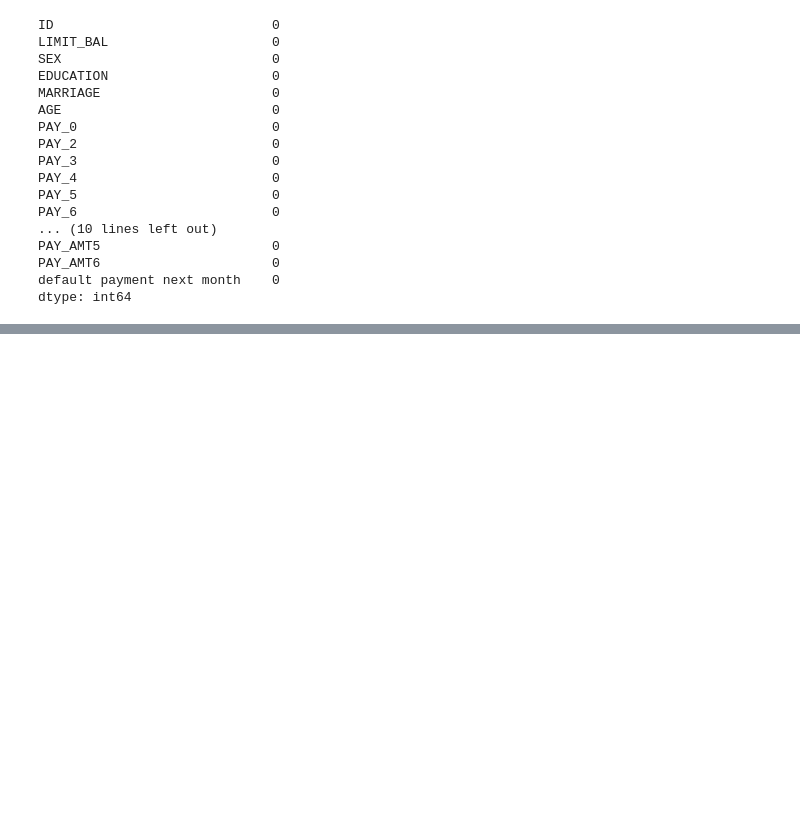
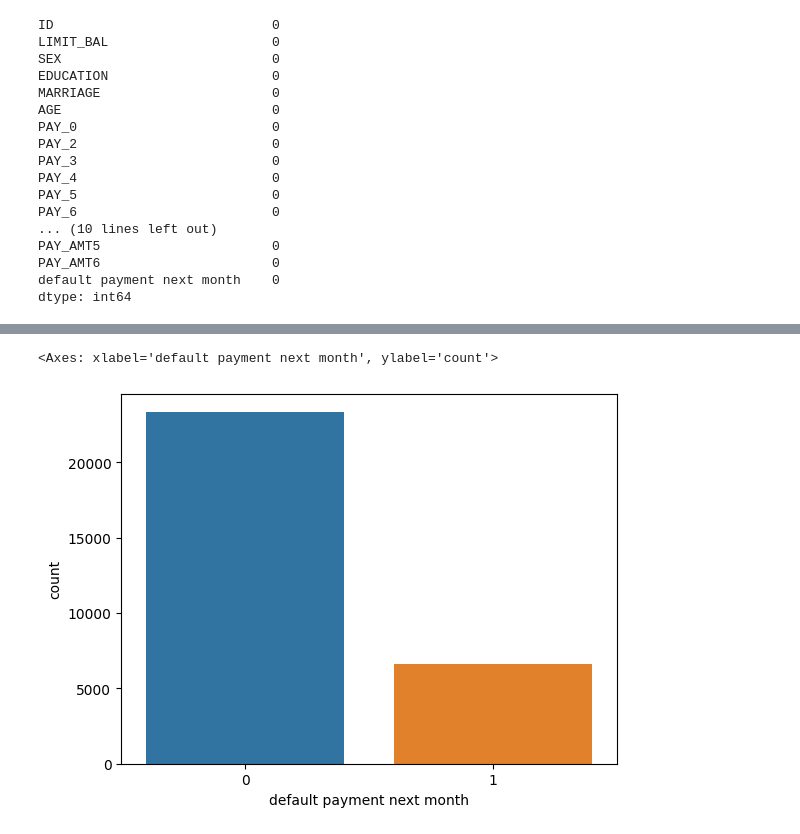
Before and after one commit to SaamarthMeston/Capstone-Project-3---Credit-card-default, a Jupyter notebook: Capston_project_3_(Credit_car_default_prediction).ipynb, the cells around one changed output, grey strips where cells are left out. Saved outputs shown, nothing was run; the diff lists cells and outputs as text; code cells hidden in the pictures; blank space fills up the shorter version.

```diff
--- a/Capston_project_3_(Credit_car_default_prediction).ipynb
+++ b/Capston_project_3_(Credit_car_default_prediction).ipynb
@@ -72,0 +104,2 @@ dtype: int64
+# %%
+DF_EDA = Df
@@ -72,0 +132,5 @@ dtype: int64
+# %%
+sns.countplot(DF_EDA, x = 'default payment next month')
+# %% [output]
+<Axes: xlabel='default payment next month', ylabel='count'>
+[figure, added]
```
Also changed, not shown: parts of 44 cells of this notebook.
